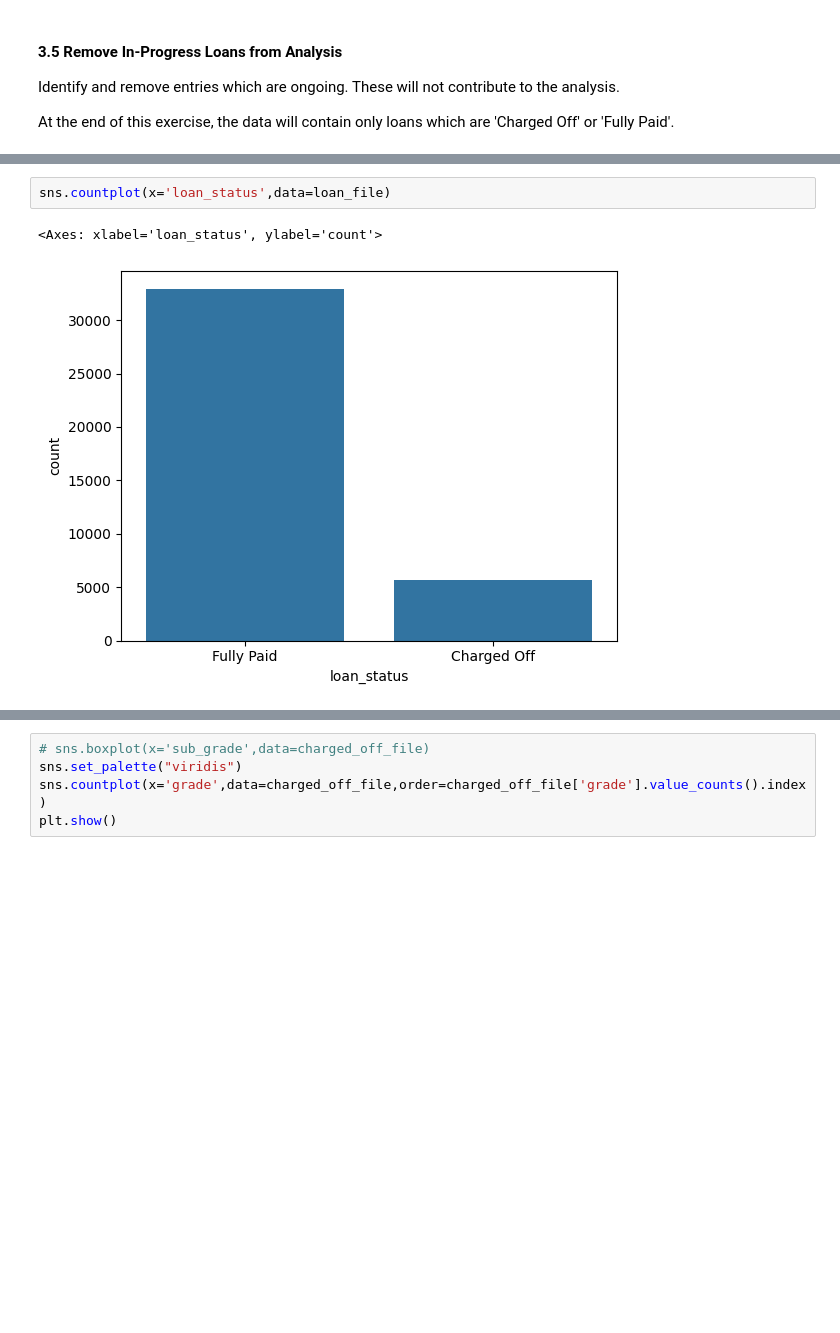
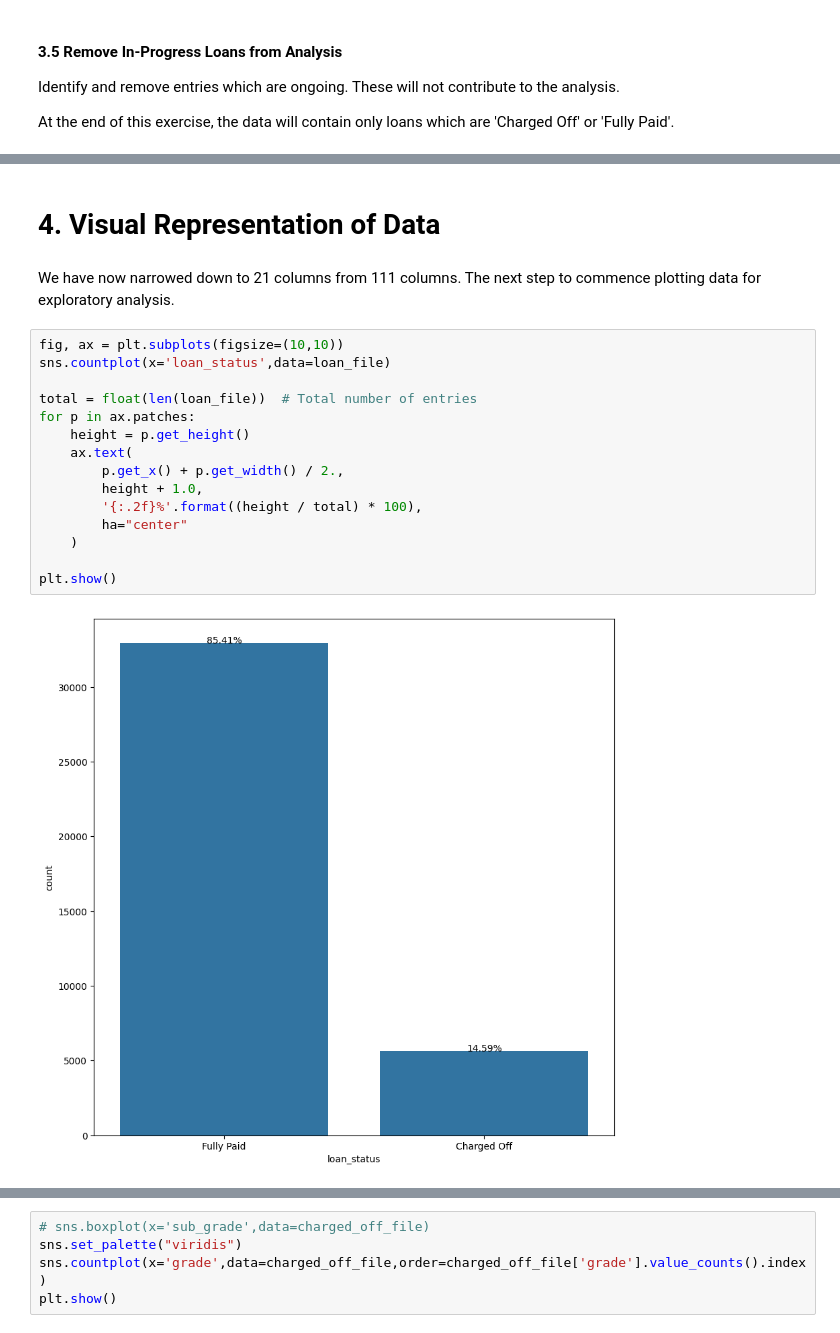
Before and after one commit to anonnihcas/LendingClubCaseStudy, a Jupyter notebook: RoughNoteBook.ipynb, the cells around one changed output, grey strips where cells are left out. Saved outputs shown, nothing was run; the diff lists cells and outputs as text; blank space fills up the shorter version.

```diff
--- a/RoughNoteBook.ipynb
+++ b/RoughNoteBook.ipynb
@@ -235,5 +203,21 @@ loan_amnt_quantile = loan_file['loan_amnt'].quantile([0.5,0.75,0.8,.85,.9,.95,.9
-# %%
-sns.countplot(x='loan_status',data=loan_file)
-# %% [output]
-<Axes: xlabel='loan_status', ylabel='count'>
-[figure, removed]
+# %% [markdown]
+# 4. Visual Representation of Data #
+# %% [markdown]
+We have now narrowed down to 21 columns from 111 columns. The next step to commence plotting data for exploratory analysis.
+# %%
+fig, ax = plt.subplots(figsize=(10,10))
+sns.countplot(x='loan_status',data=loan_file)
+
+total = float(len(loan_file))  # Total number of entries
+for p in ax.patches:
+    height = p.get_height()
+    ax.text(
+        p.get_x() + p.get_width() / 2.,
+        height + 1.0,
+        '{:.2f}%'.format((height / total) * 100),
+        ha="center"
+    )
+
+plt.show()
+# %% [output]
+[figure, added]
```
Also changed, not shown: parts of 38 cells of this notebook.
